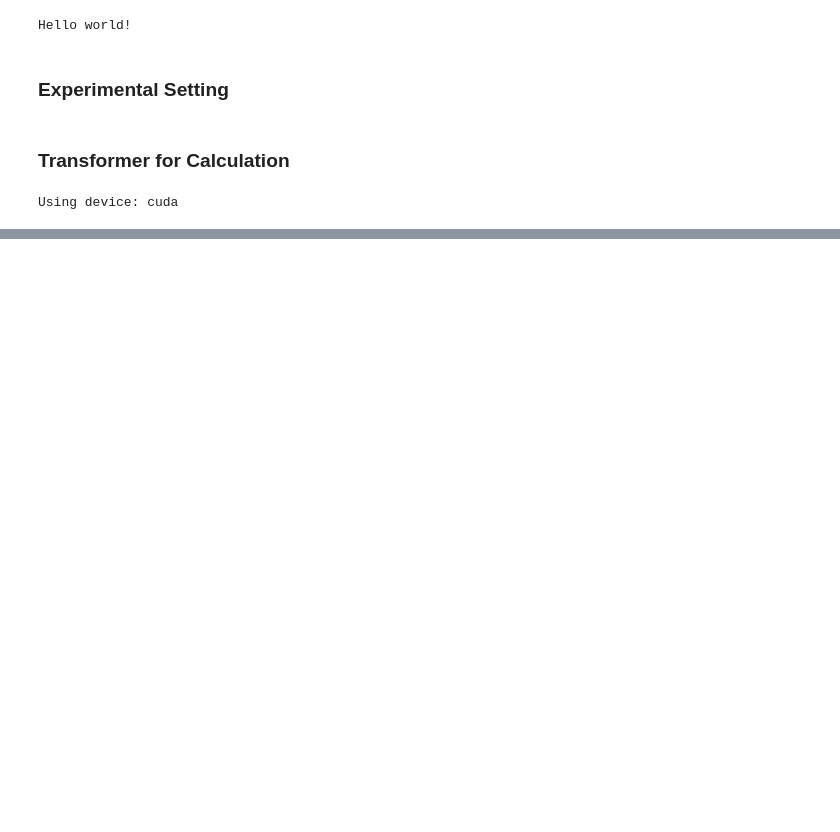
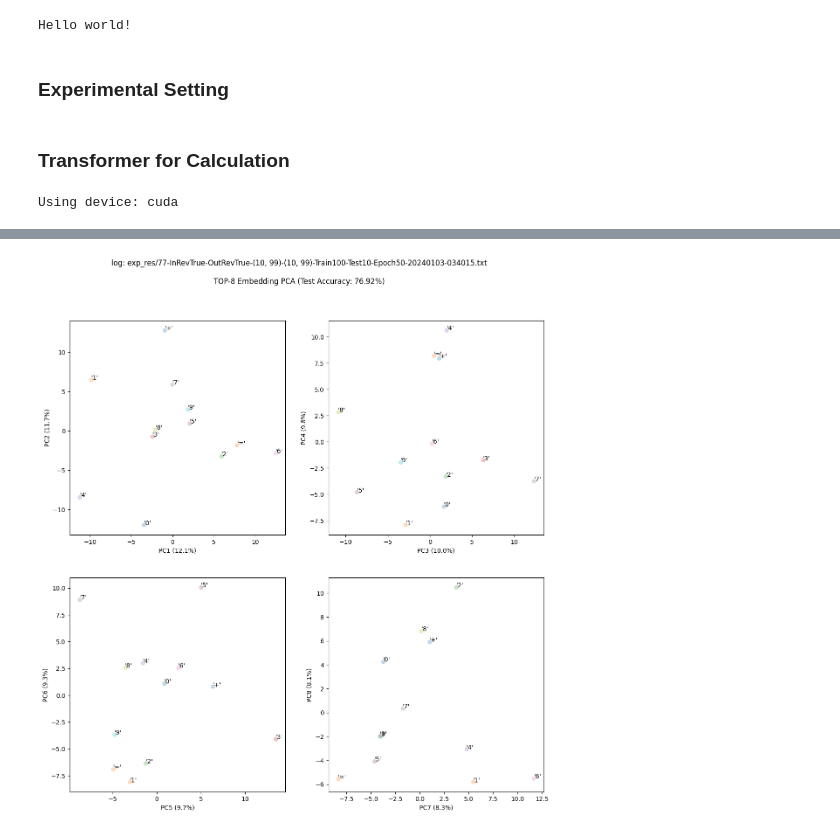
Before and after one commit to SewoongLee/why_number_embedding_is_sequential, a Jupyter notebook: transformer_for_calculation.ipynb, the cells around one changed output, grey strips where cells are left out. Drawn from its saved outputs; the diff is of its cells as text; code cells hidden in the pictures; blank space fills up the shorter version.

```diff
--- a/transformer_for_calculation.ipynb
+++ b/transformer_for_calculation.ipynb
@@ -73,7 +73,7 @@ class AdditionDataset(Dataset):
 MAX_LEN = 16
 EMBED_SIZE = 384 #256
 NUM_HEADS = 6 #8
-NUM_LAYERS = 6 #3
+NUM_LAYERS = 3 #6 #3
 DROPOUT = 0 #0.1
 LEARNING_RATE = 1e-6 #1e-3
 EPOCHS = TRAINING_EPOCH
@@ -123,15 +123,15 @@ def vis_pca(data, labels, title='', show=False):
     from sklearn.decomposition import PCA
     import matplotlib.pyplot as plt
 
-    pca = PCA(n_components=4)
+    pca = PCA(n_components=8)
     transformed_list = pca.fit_transform(data.cpu().detach().numpy())  # (label cnt, pc cnt)
 
-    plt.figure(figsize=(14, 6))
+    plt.figure(figsize=(14, 14))
 
-    pc_axes = [[0,1],[2,3]]
+    pc_axes = [[0,1],[2,3],[4,5],[6,7]]
     for plot_id, (pcx, pcy) in enumerate(pc_axes):
         for point_id, transformed in enumerate(transformed_list):
-            plt.subplot(1, len(pc_axes), plot_id+1)  # plt.subplot(row, col, i)
+            plt.subplot(2, 2, plot_id+1)  # plt.subplot(row, col, i)
             plt.xlabel(f'PC{pcx+1} ({pca.explained_variance_ratio_[pcx]*100:.1f}%)')
             plt.ylabel(f'PC{pcy+1} ({pca.explained_variance_ratio_[pcy]*100:.1f}%)')
             plt.scatter(transformed[pcx], transformed[pcy], alpha=0.25)
@@ -195,12 +197,12 @@ for epoch in range(EPOCHS):
             loss.backward()
             optimizer.step()
 
-            epoch_loss += loss.item()
+            epoch_loss += loss.item()/len(batch)
     losses.append(epoch_loss/len(train_loader))
     print(f"Epoch {epoch+1}, Loss: {losses[-1]}")
 
     data = model.token_emb(torch.tensor([char_to_idx(token) for token in TOKENS]).to(device))
-    vis_pca(data, TOKENS, title=f'Embedding PCA (Epoch:{epoch+1}, Loss:{losses[-1]:.2f})')
+    vis_pca(data, TOKENS, title=f'{PCA_TITLE_PREFIX} (Epoch:{epoch+1}, Loss:{losses[-1]:.2f})')
 
 plt.title('Loss'); plt.plot(losses)
 # %% [output]
@@ -272,0 +271,10 @@ Accuracy:  0.9576923076923077
+# %%
+# Write experimental results
+filename=f'exp_res/{accuracy*100:.0f}-InRev{REVERSE_INPUT}-OutRev{REVERSE_OUTPUT}-{NUM1_RANGE}-{NUM2_RANGE}-Train{TRAINING_SAMPLE_SIZE}-Test{TEST_SAMPLE_SIZE}-Epoch{TRAINING_EPOCH}-{time.strftime("%Y%m%d-%H%M%S")}.txt'
+with open(filename, 'w') as f:
+    f.write(f'Accuracy: {accuracy}\n')
+    f.write(f'Loss: {losses}\n')
+# %%
+vis_pca(data, TOKENS, title=f'log: {filename}\n\n{PCA_TITLE_PREFIX} (Test Accuracy: {accuracy*100:.2f}%)', show=True)
+# %% [output]
+[figure, added]
```
Also changed, not shown: parts of 7 cells of this notebook, 1 other file.
